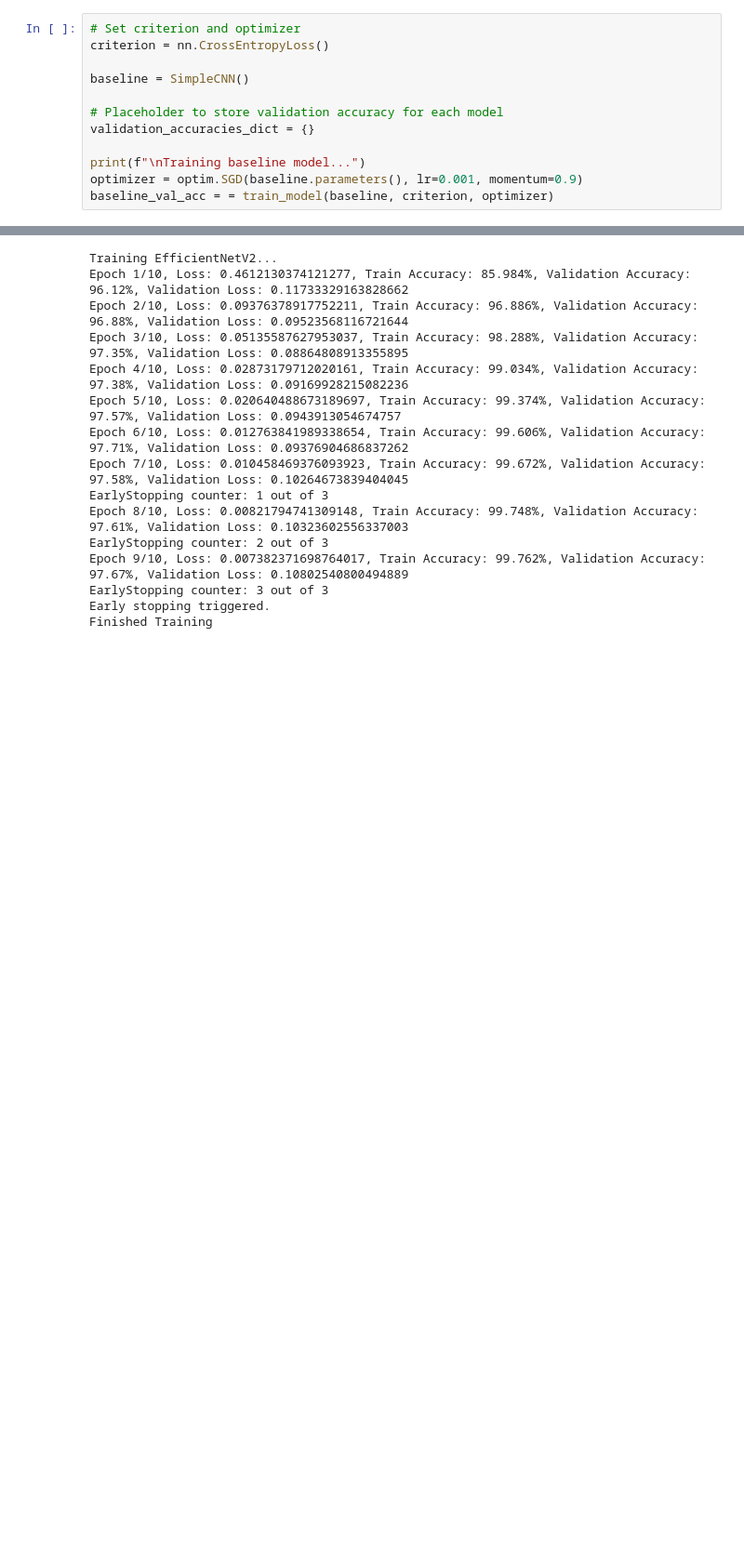
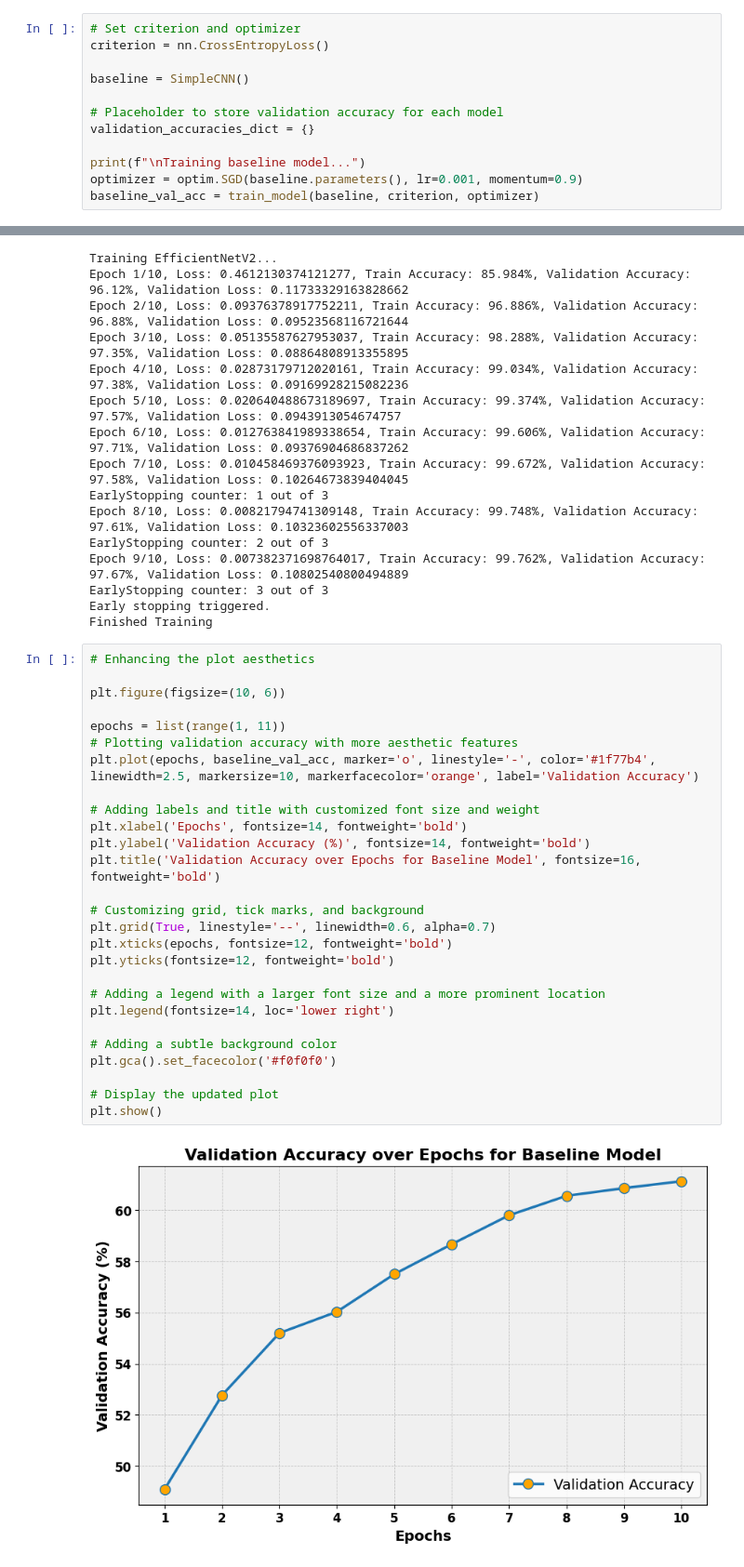
Before and after one commit to billzhao1030/Deep-Learning-Assignment-2, a Jupyter notebook: Assignment 2.ipynb, the cells around one changed output, grey strips where cells are left out. Shown at 93% size. Saved outputs shown, nothing was run; the diff lists cells and outputs as text; blank space fills up the shorter version.

```diff
--- a/Assignment 2.ipynb
+++ b/Assignment 2.ipynb
@@ -238,7 +238,7 @@ validation_accuracies_dict = {}
 
 print(f"\nTraining baseline model...")
 optimizer = optim.SGD(baseline.parameters(), lr=0.001, momentum=0.9)
-baseline_val_acc = = train_model(baseline, criterion, optimizer)
+baseline_val_acc = train_model(baseline, criterion, optimizer)
 # %% [output]
 Training baseline model...
 Epoch 1/10, Loss: 1.6438217309429823, Train Accuracy: 42.056%, Validation Accuracy: 49.1%, Validation Loss: 1.4376929785795272
@@ -358,6 +358,35 @@ Epoch 9/10, Loss: 0.007382371698764017, Train Accuracy: 99.762%, Validation Accu
 EarlyStopping counter: 3 out of 3
 Early stopping triggered.
 Finished Training
+# %%
+# Enhancing the plot aesthetics
+
+plt.figure(figsize=(10, 6))
+
+epochs = list(range(1, 11))
+# Plotting validation accuracy with more aesthetic features
+plt.plot(epochs, baseline_val_acc, marker='o', linestyle='-', color='#1f77b4', linewidth=2.5, markersize=10, markerfacecolor='orange', label='Validation Accuracy')
+
+# Adding labels and title with customized font size and weight
+plt.xlabel('Epochs', fontsize=14, fontweight='bold')
+plt.ylabel('Validation Accuracy (%)', fontsize=14, fontweight='bold')
+plt.title('Validation Accuracy over Epochs for Baseline Model', fontsize=16, fontweight='bold')
+
+# Customizing grid, tick marks, and background
+plt.grid(True, linestyle='--', linewidth=0.6, alpha=0.7)
+plt.xticks(epochs, fontsize=12, fontweight='bold')
+plt.yticks(fontsize=12, fontweight='bold')
+
+# Adding a legend with a larger font size and a more prominent location
+plt.legend(fontsize=14, loc='lower right')
+
+# Adding a subtle background color
+plt.gca().set_facecolor('#f0f0f0')
+
+# Display the updated plot
+plt.show()
+# %% [output]
+[figure, added]
 # %%
 import matplotlib.pyplot as plt
 import seaborn as sns
```
